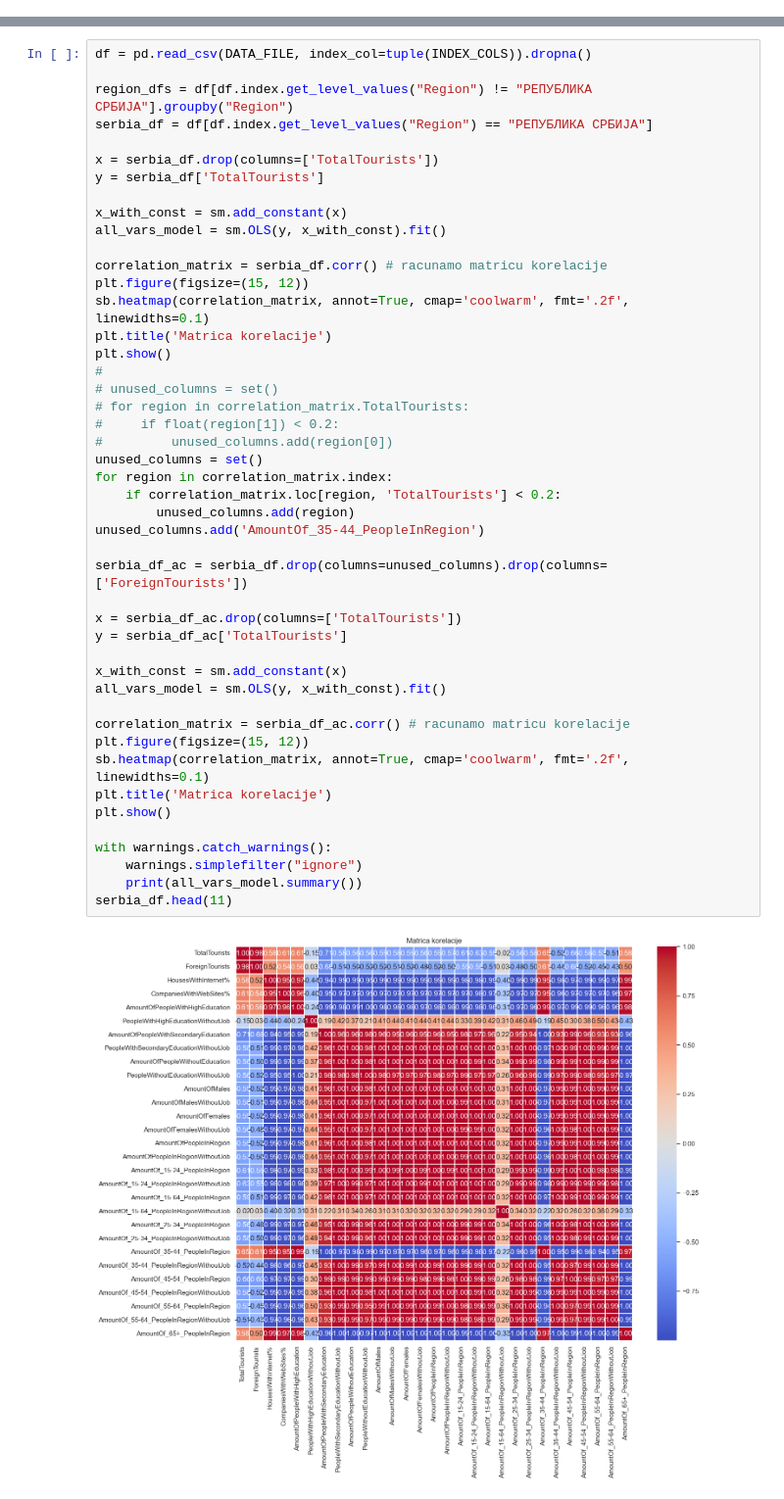
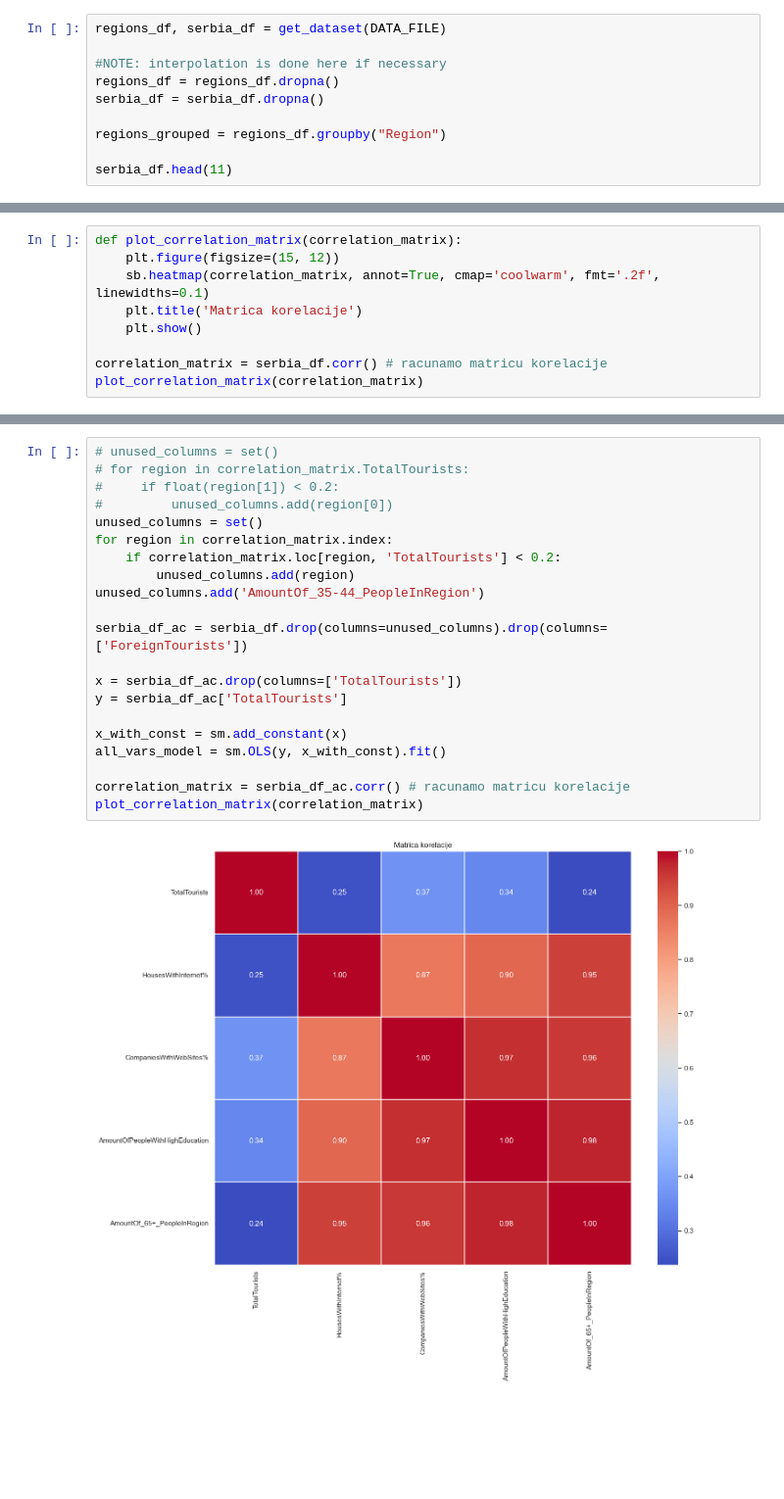
Before and after one commit to cetkovicaleksa/nans-projekat, a Jupyter notebook: nans.ipynb, the cells around one changed output, grey strips where cells are left out. Shown at 98% size. Drawn from its saved outputs; the diff is of its cells as text; blank space fills up the shorter version.

```diff
--- a/nans.ipynb
+++ b/nans.ipynb
@@ -43,0 +76,10 @@ REGIONS = {
+# %%
+regions_df, serbia_df = get_dataset(DATA_FILE)
+
+#NOTE: interpolation is done here if necessary
+regions_df = regions_df.dropna()
+serbia_df = serbia_df.dropna()
+
+regions_grouped = regions_df.groupby("Region")
+
+serbia_df.head(11)
@@ -43,0 +121,9 @@ REGIONS = {
+# %%
+def plot_correlation_matrix(correlation_matrix):
+    plt.figure(figsize=(15, 12))
+    sb.heatmap(correlation_matrix, annot=True, cmap='coolwarm', fmt='.2f', linewidths=0.1)
+    plt.title('Matrica korelacije')
+    plt.show()
+
+correlation_matrix = serbia_df.corr() # racunamo matricu korelacije
+plot_correlation_matrix(correlation_matrix)
@@ -44,48 +134,23 @@ REGIONS = {
 # %%
-df = pd.read_csv(DATA_FILE, index_col=tuple(INDEX_COLS)).dropna()
-
-region_dfs = df[df.index.get_level_values("Region") != "РЕПУБЛИКА СРБИЈА"].groupby("Region")
-serbia_df = df[df.index.get_level_values("Region") == "РЕПУБЛИКА СРБИЈА"]
-
-x = serbia_df.drop(columns=['TotalTourists'])
-y = serbia_df['TotalTourists']
-
-x_with_const = sm.add_constant(x)
-all_vars_model = sm.OLS(y, x_with_const).fit()
-
-correlation_matrix = serbia_df.corr() # racunamo matricu korelacije
-plt.figure(figsize=(15, 12))
-sb.heatmap(correlation_matrix, annot=True, cmap='coolwarm', fmt='.2f', linewidths=0.1)
-plt.title('Matrica korelacije')
-plt.show()
-#
 # unused_columns = set()
 # for region in correlation_matrix.TotalTourists:
 #     if float(region[1]) < 0.2:
 #         unused_columns.add(region[0])
 unused_columns = set()
 for region in correlation_matrix.index:
     if correlation_matrix.loc[region, 'TotalTourists'] < 0.2:
         unused_columns.add(region)
 unused_columns.add('AmountOf_35-44_PeopleInRegion')
 
 serbia_df_ac = serbia_df.drop(columns=unused_columns).drop(columns=['ForeignTourists'])
 
 x = serbia_df_ac.drop(columns=['TotalTourists'])
 y = serbia_df_ac['TotalTourists']
 
 x_with_const = sm.add_constant(x)
 all_vars_model = sm.OLS(y, x_with_const).fit()
 
 correlation_matrix = serbia_df_ac.corr() # racunamo matricu korelacije
-plt.figure(figsize=(15, 12))
-sb.heatmap(correlation_matrix, annot=True, cmap='coolwarm', fmt='.2f', linewidths=0.1)
-plt.title('Matrica korelacije')
-plt.show()
-
-with warnings.catch_warnings():
-    warnings.simplefilter("ignore")
-    print(all_vars_model.summary())
-serbia_df.head(11)
+plot_correlation_matrix(correlation_matrix)
 # %% [output]
-[figure, old version]
+[figure, new version]
```
Also changed, not shown: parts of 25 cells of this notebook, 2 other files.
